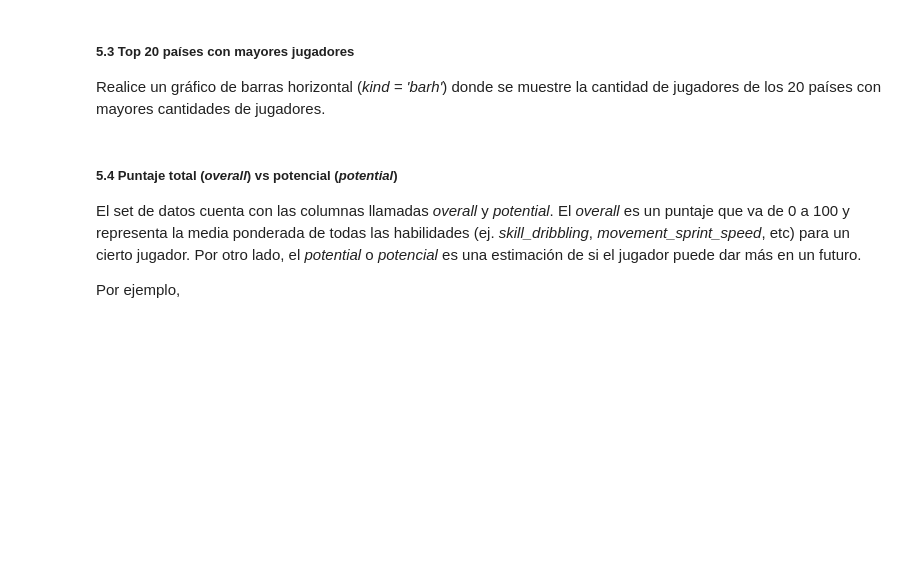
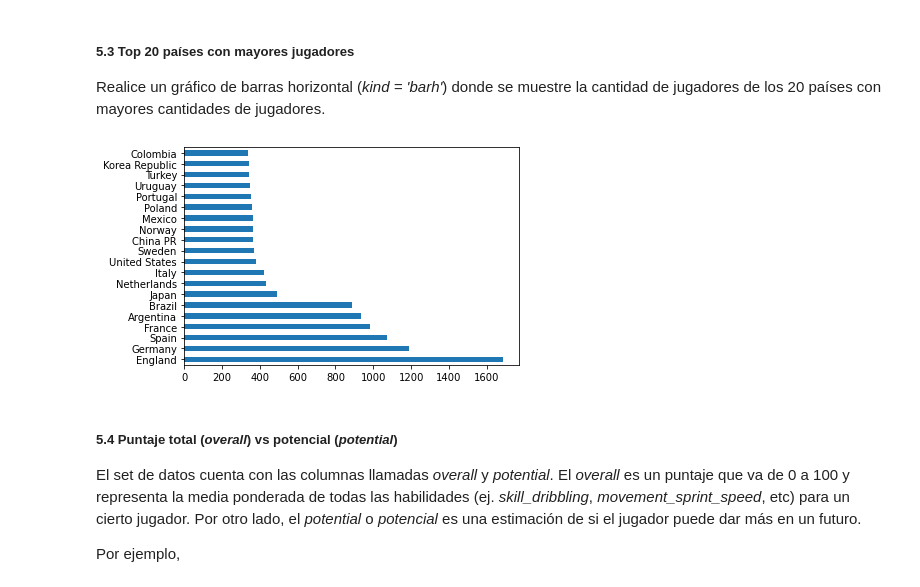
Before and after one commit to tomysuarez1995/PDA_Tomy, a Jupyter notebook: Modulo 7 pandas/Ejercitación-Pandas.ipynb, the cells around one changed output. Saved outputs shown, nothing was run; the diff lists cells and outputs as text; code cells hidden in the pictures; blank space fills up the shorter version.

```diff
--- a/Modulo 7 pandas/Ejercitación-Pandas.ipynb
+++ b/Modulo 7 pandas/Ejercitación-Pandas.ipynb
@@ -550,6 +651,12 @@ Name: short_name, Length: 311, dtype: object
 Realice un gráfico de barras horizontal (*kind = 'barh'*) donde se muestre la cantidad de jugadores de los 20 países con mayores cantidades de jugadores.
 # %%
 ## TODO 5.3
+import numpy as np
+lista=fifa21["nationality"].value_counts()[:20]
+lista.plot(kind="barh")
+plt.show()
+# %% [output]
+[figure, added]
 # %% [markdown]
 ##### 5.4 Puntaje total (*overall*) vs potencial (*potential*)
 
```
Also changed, not shown: parts of 18 cells of this notebook, 3 other files.
